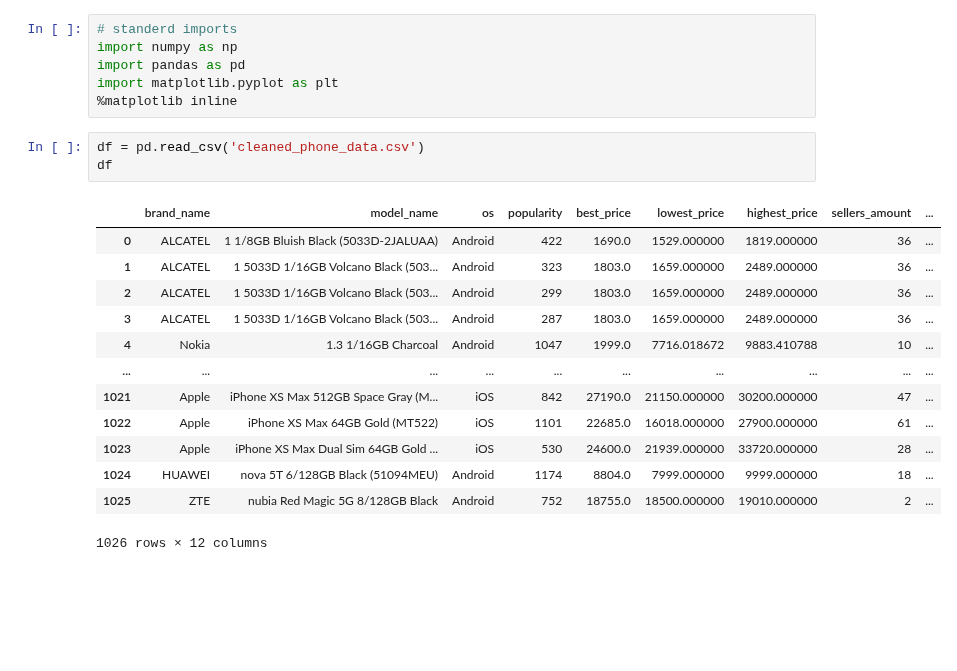
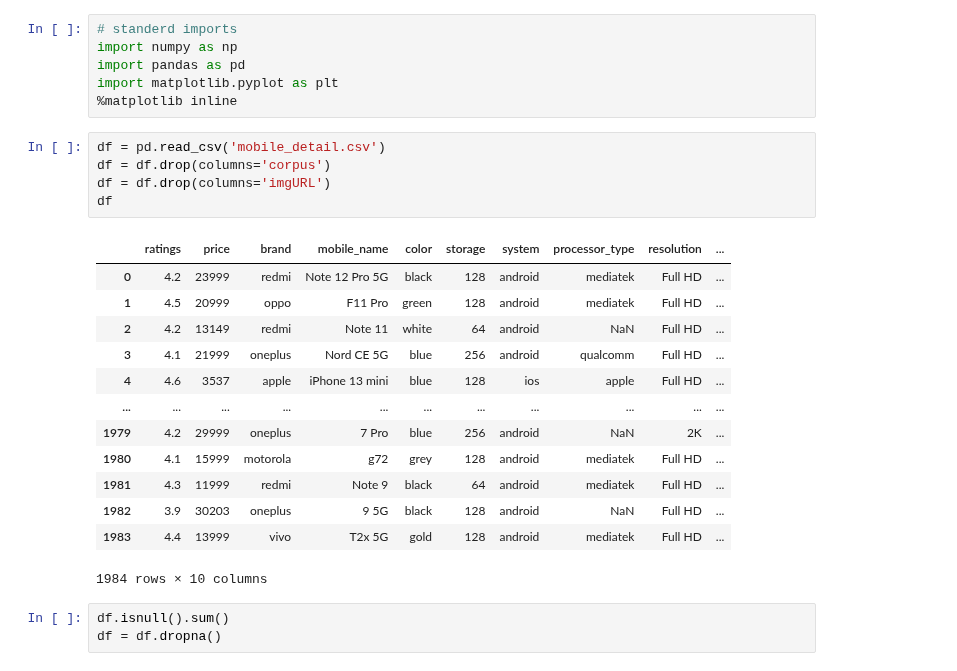
Before and after one commit to MuhammadRehanKhalid/Ehunar_ML_AI, a Jupyter notebook: M_10_ScikitLearn_Data_Ready.ipynb, the cells around one changed output. Cells and saved outputs as stored; diff of their text form; blank space fills up the shorter version.

Commit message:
Data_Anatomy

```diff
--- a/M_10_ScikitLearn_Data_Ready.ipynb
+++ b/M_10_ScikitLearn_Data_Ready.ipynb
@@ -7,19 +7,24 @@ import pandas as pd
 import matplotlib.pyplot as plt
 %matplotlib inline
 # %%
-df = pd.read_csv('cleaned_phone_data.csv')
+df = pd.read_csv('mobile_detail.csv')
+df = df.drop(columns='corpus')
+df = df.drop(columns='imgURL')
 df
 # %% [output]
-|  | brand_name | model_name | os | popularity | best_price | lowest_price | highest_price | sellers_amount | ... |
-| 0 | ALCATEL | 1 1/8GB Bluish Black (5033D-2JALUAA) | Android | 422 | 1690.0 | 1529.000000 | 1819.000000 | 36 | ... |
-| 1 | ALCATEL | 1 5033D 1/16GB Volcano Black (503... | Android | 323 | 1803.0 | 1659.000000 | 2489.000000 | 36 | ... |
-| 2 | ALCATEL | 1 5033D 1/16GB Volcano Black (503... | Android | 299 | 1803.0 | 1659.000000 | 2489.000000 | 36 | ... |
-| 3 | ALCATEL | 1 5033D 1/16GB Volcano Black (503... | Android | 287 | 1803.0 | 1659.000000 | 2489.000000 | 36 | ... |
-| 4 | Nokia | 1.3 1/16GB Charcoal | Android | 1047 | 1999.0 | 7716.018672 | 9883.410788 | 10 | ... |
-| ... | ... | ... | ... | ... | ... | ... | ... | ... | ... |
-| 1021 | Apple | iPhone XS Max 512GB Space Gray (M... | iOS | 842 | 27190.0 | 21150.000000 | 30200.000000 | 47 | ... |
-| 1022 | Apple | iPhone XS Max 64GB Gold (MT522) | iOS | 1101 | 22685.0 | 16018.000000 | 27900.000000 | 61 | ... |
-| 1023 | Apple | iPhone XS Max Dual Sim 64GB Gold ... | iOS | 530 | 24600.0 | 21939.000000 | 33720.000000 | 28 | ... |
-| 1024 | HUAWEI | nova 5T 6/128GB Black (51094MEU) | Android | 1174 | 8804.0 | 7999.000000 | 9999.000000 | 18 | ... |
-| 1025 | ZTE | nubia Red Magic 5G 8/128GB Black | Android | 752 | 18755.0 | 18500.000000 | 19010.000000 | 2 | ... |
+|  | ratings | price | brand | mobile_name | color | storage | system | processor_type | resolution | ... |
+| 0 | 4.2 | 23999 | redmi | Note 12 Pro 5G | black | 128 | android | mediatek | Full HD | ... |
+| 1 | 4.5 | 20999 | oppo | F11 Pro | green | 128 | android | mediatek | Full HD | ... |
+| 2 | 4.2 | 13149 | redmi | Note 11 | white | 64 | android | NaN | Full HD | ... |
+| 3 | 4.1 | 21999 | oneplus | Nord CE 5G | blue | 256 | android | qualcomm | Full HD | ... |
+| 4 | 4.6 | 3537 | apple | iPhone 13 mini | blue | 128 | ios | apple | Full HD | ... |
+| ... | ... | ... | ... | ... | ... | ... | ... | ... | ... | ... |
+| 1979 | 4.2 | 29999 | oneplus | 7 Pro | blue | 256 | android | NaN | 2K | ... |
+| 1980 | 4.1 | 15999 | motorola | g72 | grey | 128 | android | mediatek | Full HD | ... |
+| 1981 | 4.3 | 11999 | redmi | Note 9 | black | 64 | android | mediatek | Full HD | ... |
+| 1982 | 3.9 | 30203 | oneplus | 9 5G | black | 128 | android | NaN | Full HD | ... |
+| 1983 | 4.4 | 13999 | vivo | T2x 5G | gold | 128 | android | mediatek | Full HD | ... |
-1026 rows × 12 columns
+1984 rows × 10 columns
+# %%
+df.isnull().sum()
+df = df.dropna()
```
Also changed, not shown: parts of 10 cells of this notebook.
